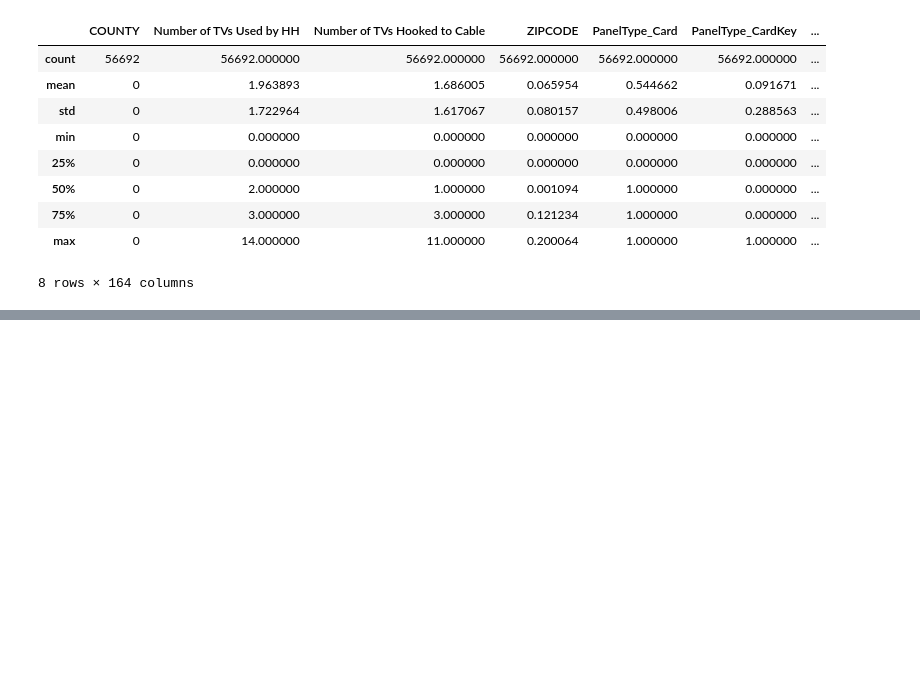
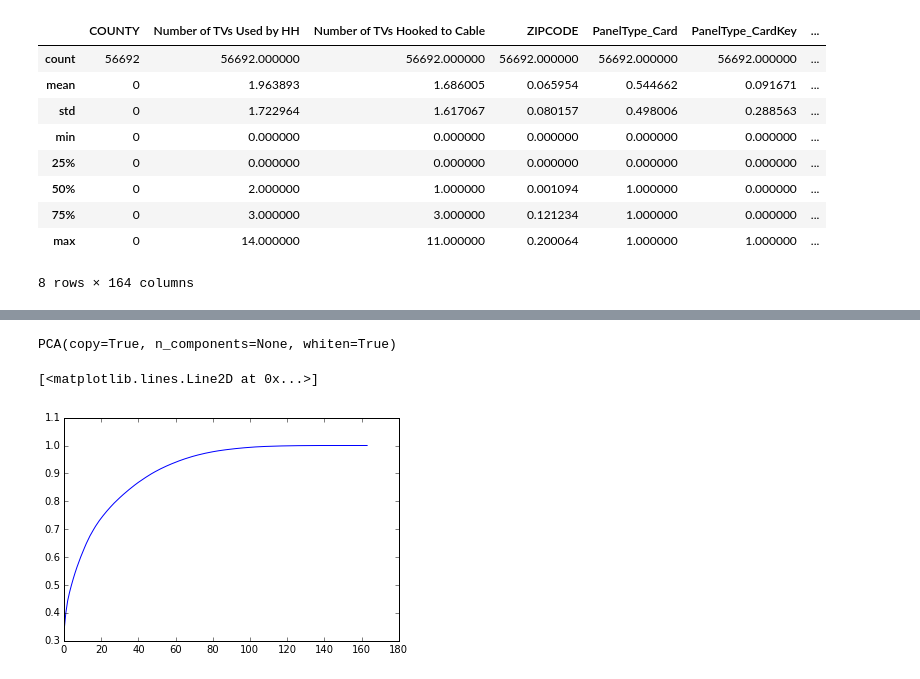
Before and after one commit to conwaywong/dse220_final, a Jupyter notebook: DSE220 Homework #4.ipynb, the cells around one changed output, grey strips where cells are left out. Saved outputs shown, nothing was run; the diff lists cells and outputs as text; code cells hidden in the pictures; blank space fills up the shorter version.

```diff
--- a/DSE220 Homework #4.ipynb
+++ b/DSE220 Homework #4.ipynb
@@ -448,0 +434,11 @@ COUNTY,Number of TVs Used by HH,Number of TVs Hooked to Cable,ZIPCODE,PanelType_
+# %%
+from sklearn.decomposition import PCA
+p_mdl = PCA(whiten=True)
+p_mdl.fit(fe_pd)
+# %% [output]
+PCA(copy=True, n_components=None, whiten=True)
+# %%
+plt.plot(np.cumsum(p_mdl.explained_variance_ratio_))
+# %% [output]
+[<matplotlib.lines.Line2D at 0x...>]
+[figure, added]
```
Also changed, not shown: parts of 11 cells of this notebook.
